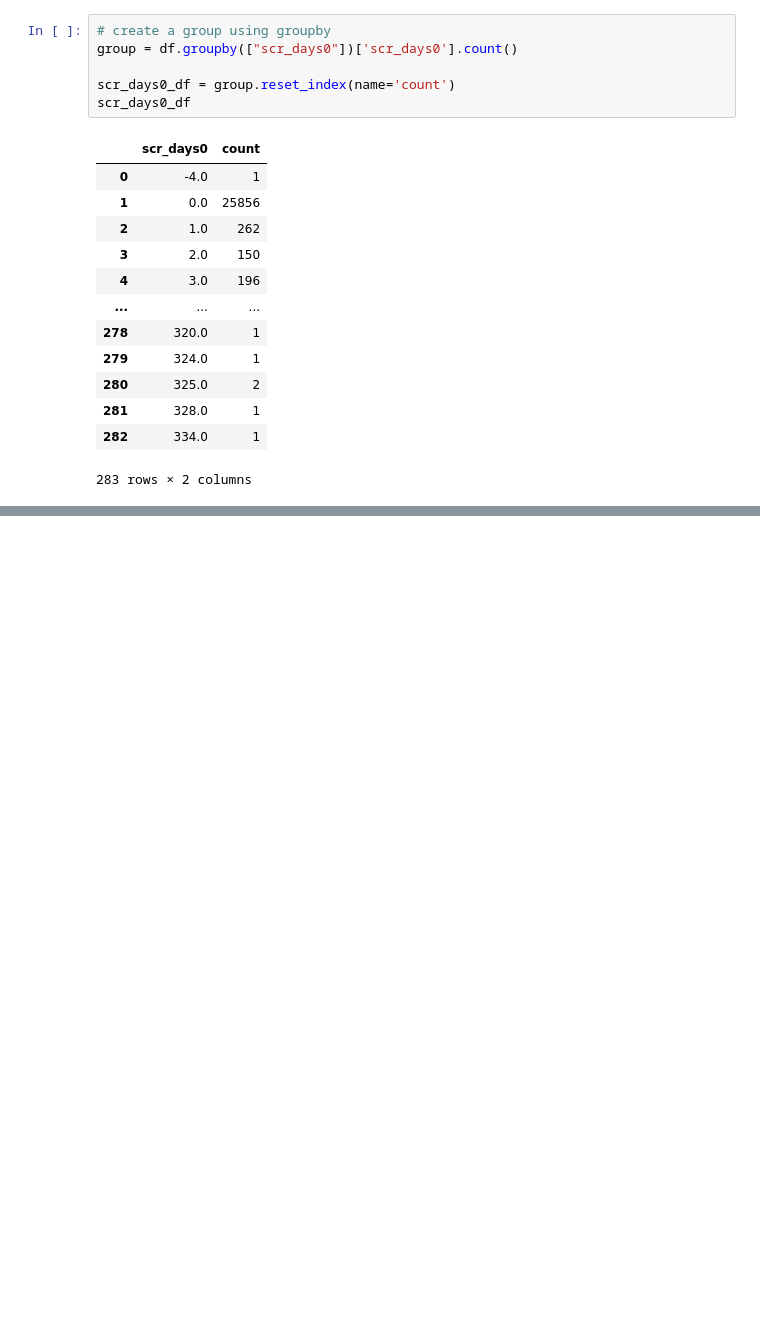
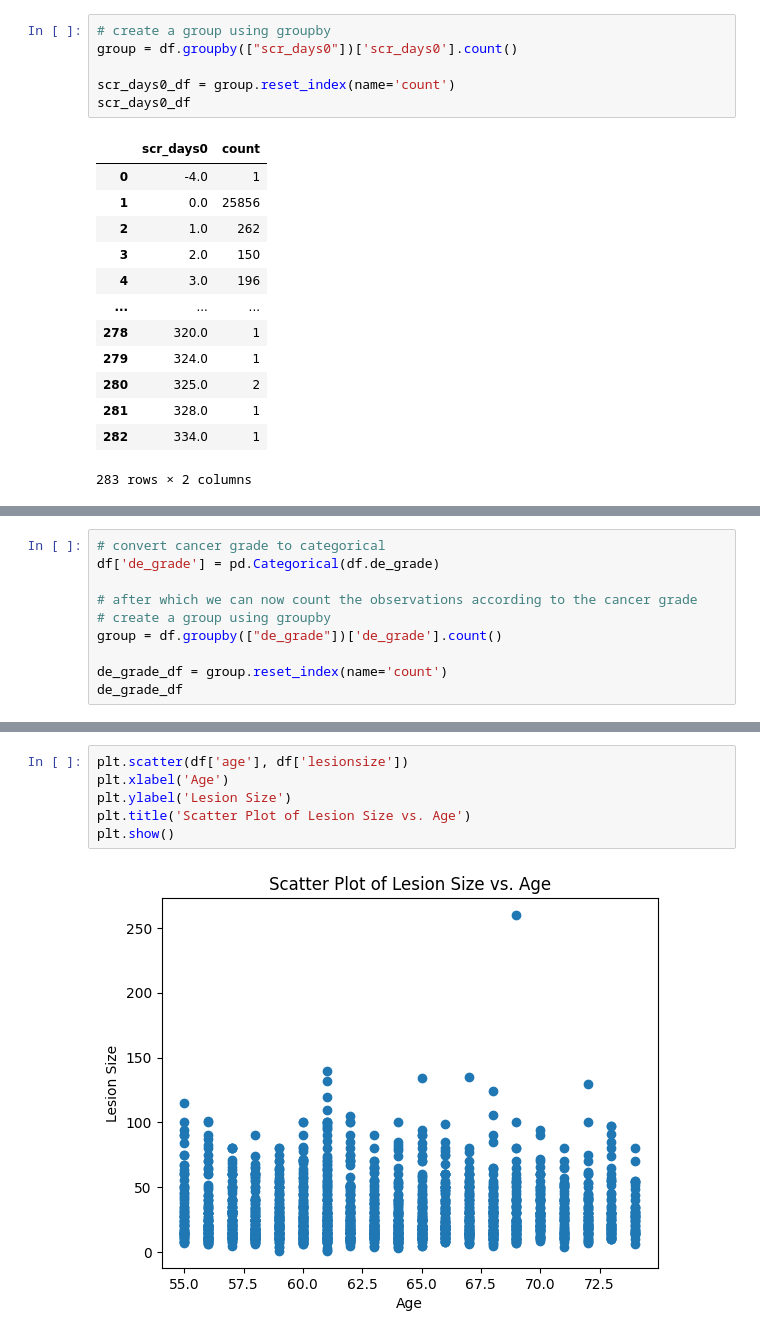
Before and after one commit to Desmondonam/Lung_cancer_Prediction, a Jupyter notebook: Copy_of_EDA_Lungcancer_prediction.ipynb, the cells around one changed output, grey strips where cells are left out. Cells and saved outputs as stored; diff of their text form; blank space fills up the shorter version.

```diff
--- a/Copy_of_EDA_Lungcancer_prediction.ipynb
+++ b/Copy_of_EDA_Lungcancer_prediction.ipynb
@@ -199,0 +202,10 @@ fig_random.show()
+# %%
+# convert cancer grade to categorical
+df['de_grade'] = pd.Categorical(df.de_grade)
+
+# after which we can now count the observations according to the cancer grade
+# create a group using groupby
+group = df.groupby(["de_grade"])['de_grade'].count()
+
+de_grade_df = group.reset_index(name='count')
+de_grade_df
@@ -199,0 +257,8 @@ fig_random.show()
+# %%
+plt.scatter(df['age'], df['lesionsize'])
+plt.xlabel('Age')
+plt.ylabel('Lesion Size')
+plt.title('Scatter Plot of Lesion Size vs. Age')
+plt.show()
+# %% [output]
+[figure, added]
```
Also changed, not shown: parts of 19 cells of this notebook.
